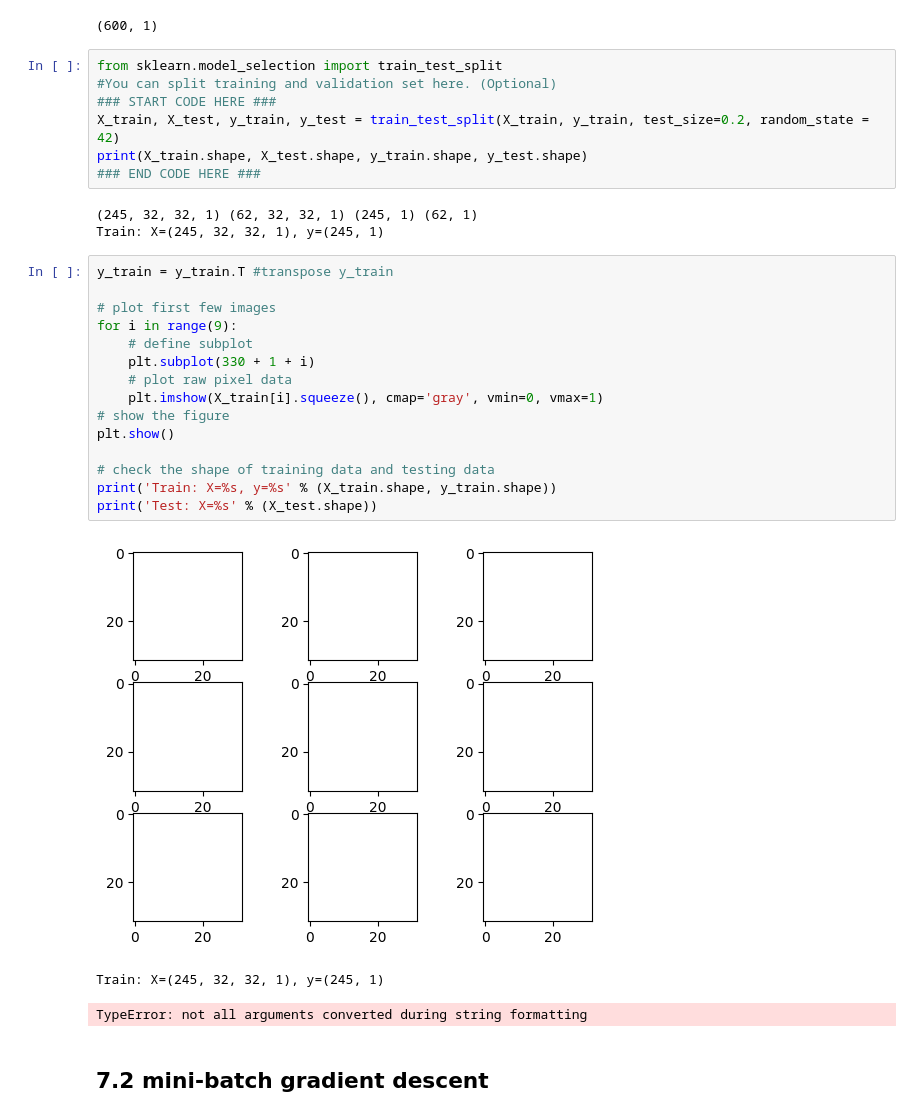
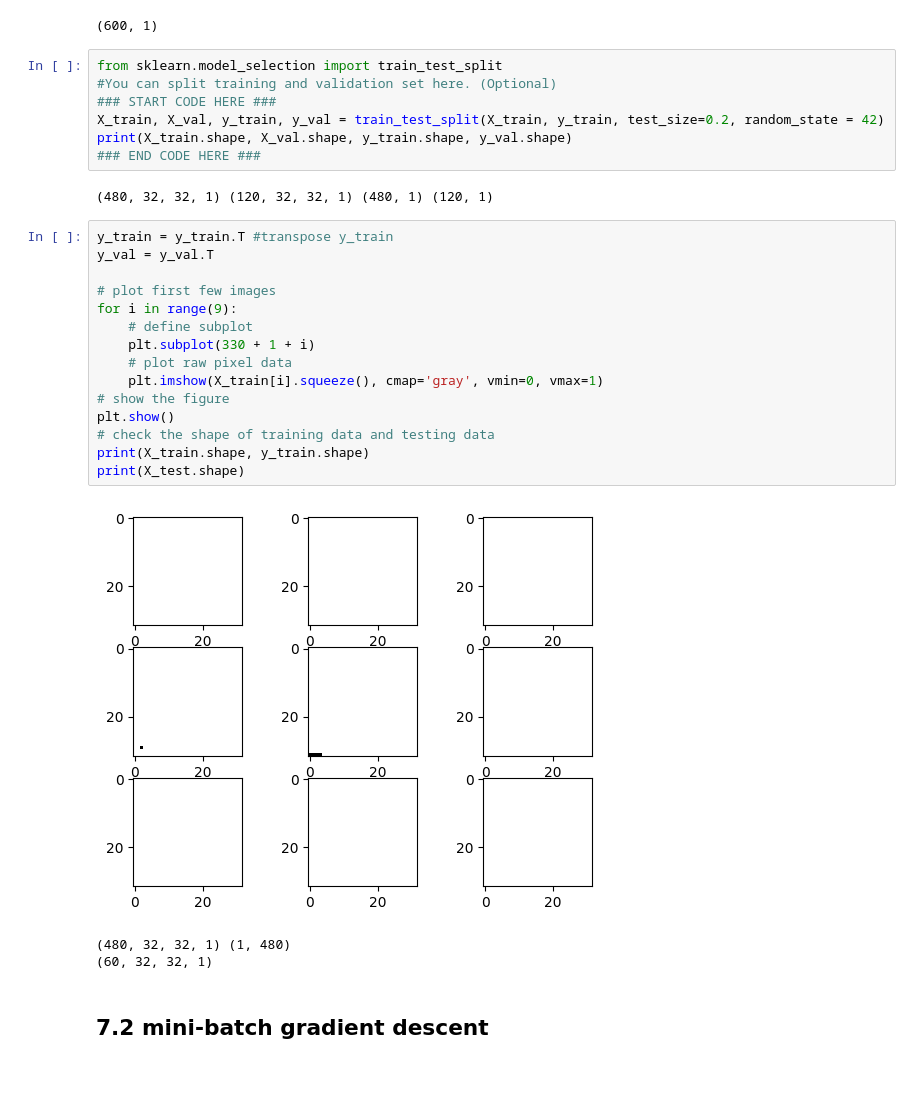
Before and after one commit to owen920831/Machine-Learning, a Jupyter notebook: hw4/hw4_template.ipynb, the cells around one changed output. Drawn from its saved outputs; the diff is of its cells as text; blank space fills up the shorter version.

```diff
--- a/hw4/hw4_template.ipynb
+++ b/hw4/hw4_template.ipynb
@@ -1074,31 +1074,30 @@ print(y_train.shape)
 from sklearn.model_selection import train_test_split
 #You can split training and validation set here. (Optional)
 ### START CODE HERE ###
-X_train, X_test, y_train, y_test = train_test_split(X_train, y_train, test_size=0.2, random_state = 42)
-print(X_train.shape, X_test.shape, y_train.shape, y_test.shape)
+X_train, X_val, y_train, y_val = train_test_split(X_train, y_train, test_size=0.2, random_state = 42)
+print(X_train.shape, X_val.shape, y_train.shape, y_val.shape)
 ### END CODE HERE ###
 # %% [output]
-(245, 32, 32, 1) (62, 32, 32, 1) (245, 1) (62, 1)
-Train: X=(245, 32, 32, 1), y=(245, 1)
+(480, 32, 32, 1) (120, 32, 32, 1) (480, 1) (120, 1)
 # %%
 y_train = y_train.T #transpose y_train
+y_val = y_val.T
 
 # plot first few images
 for i in range(9):
     # define subplot
     plt.subplot(330 + 1 + i)
     # plot raw pixel data
     plt.imshow(X_train[i].squeeze(), cmap='gray', vmin=0, vmax=1)
 # show the figure
 plt.show()
-
 # check the shape of training data and testing data
-print('Train: X=%s, y=%s' % (X_train.shape, y_train.shape))
-print('Test: X=%s' % (X_test.shape))
+print(X_train.shape, y_train.shape)
+print(X_test.shape)
 # %% [output]
-[figure, old version]
+[figure, new version]
-Train: X=(245, 32, 32, 1), y=(245, 1)
+(480, 32, 32, 1) (1, 480)
+(60, 32, 32, 1)
-TypeError: not all arguments converted during string formatting
 # %% [markdown]
 ## 7.2 mini-batch gradient descent
 # %%
```
Also changed, not shown: parts of 5 cells of this notebook, 1 other file.
